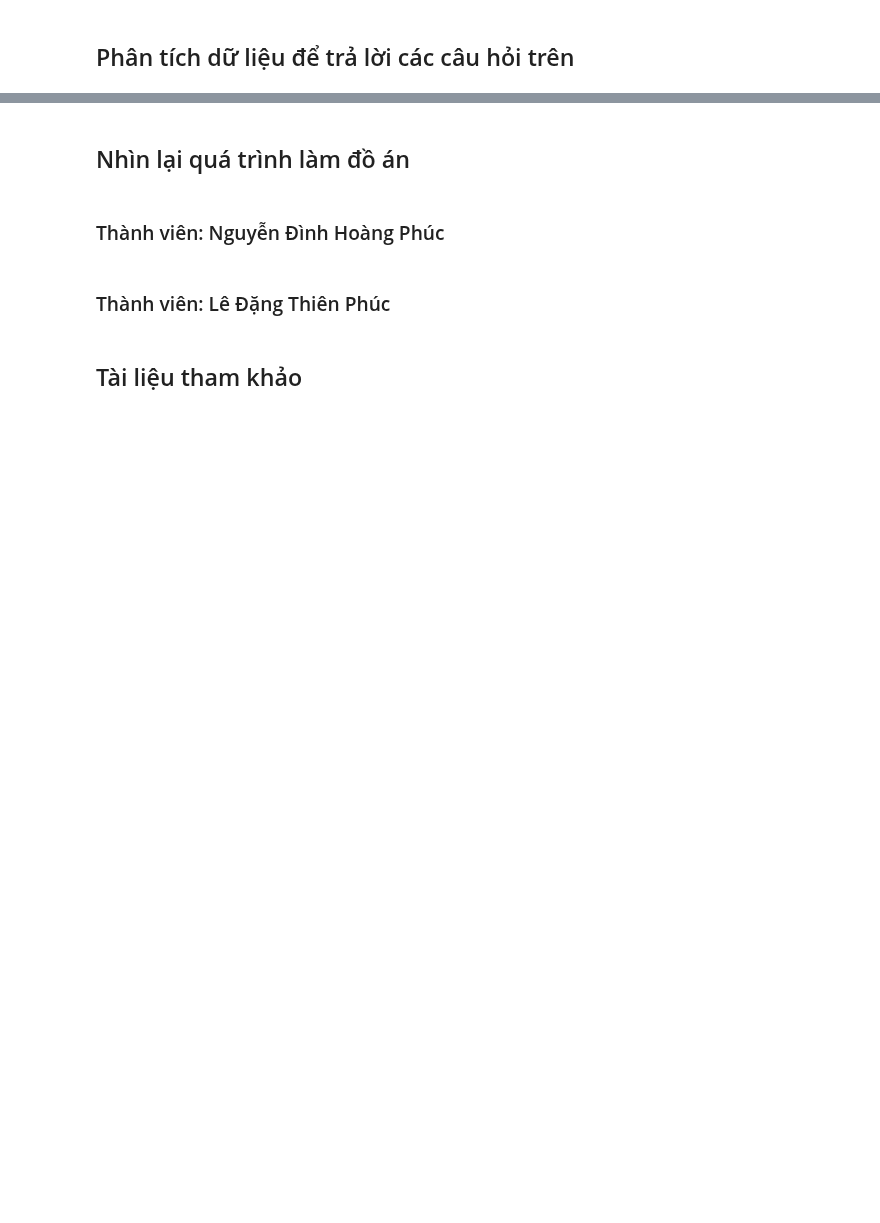
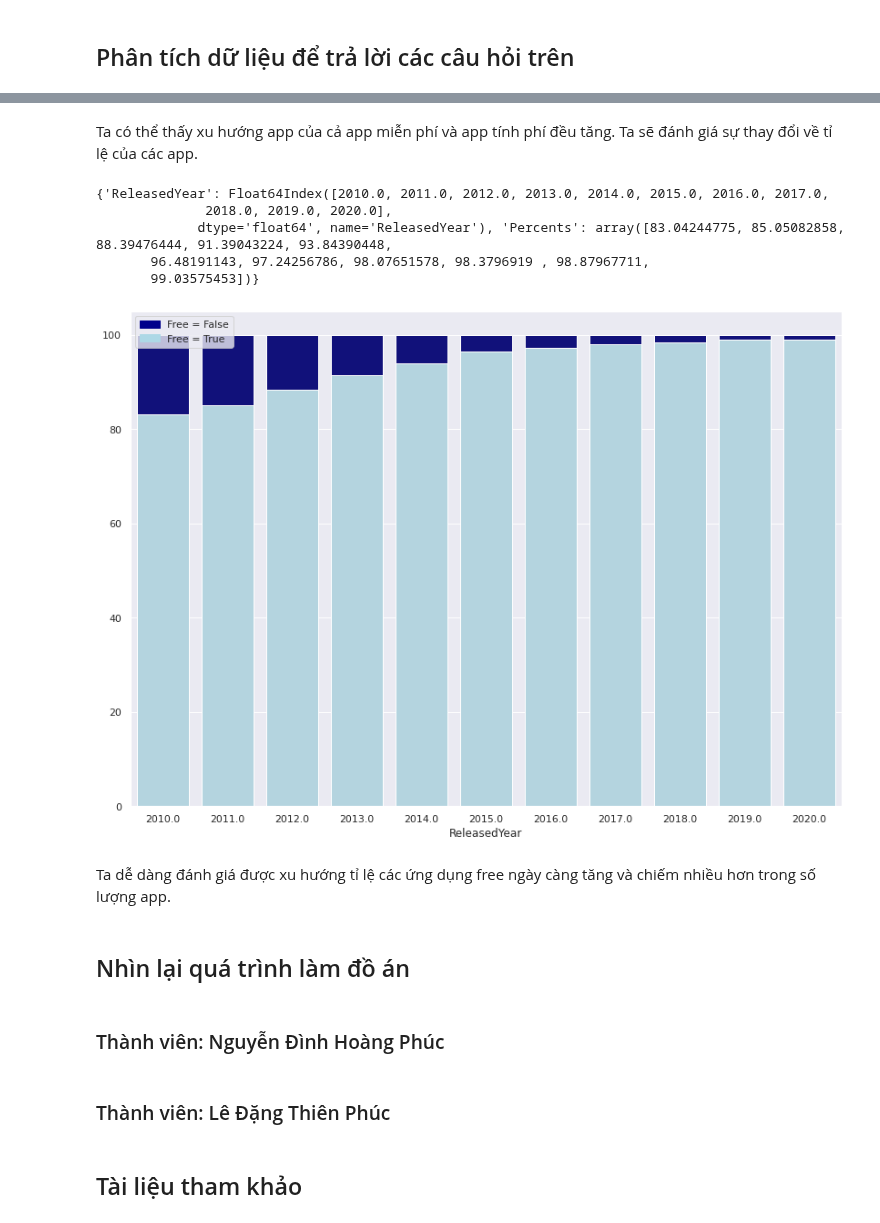
Before and after one commit to ldtpvince/P4DS_FINAL_PJ, a Jupyter notebook: 18120143-18120512.ipynb, the cells around one changed output, grey strips where cells are left out. Saved outputs shown, nothing was run; the diff lists cells and outputs as text; code cells hidden in the pictures; blank space fills up the shorter version.

```diff
--- a/18120143-18120512.ipynb
+++ b/18120143-18120512.ipynb
@@ -266,3 +454,37 @@ Developer nào có tổng số lượt tải các app cao nhất?
+# %% [markdown]
+Ta có thể thấy xu hướng app của cả app miễn phí và app tính phí đều tăng. Ta sẽ đánh giá sự thay đổi về tỉ lệ của các app.
+# %%
+# set the figure size and background color
+plt.figure(figsize=(14, 10))
+sns.set(style="darkgrid")
+
+apps_by_percents = free_apps_by_year.groupby(level=0).apply(lambda x: 100 * x / float(x.sum()))
+year_index = free_apps_by_year.index.get_level_values(0).unique()
+# price_apps_percents = {'ReleasedYear': year_index, 'Percents': apps_by_percents.loc[:, 0].values}
+apps_percents = {'ReleasedYear': year_index, 'Percents': apps_by_percents.loc[:, 0].values + apps_by_percents.loc[:, 1].values}
+free_apps_percents = {'ReleasedYear': year_index, 'Percents': apps_by_percents.loc[:, 1].values}
+print(free_apps_percents)
+
+bar1 = sns.barplot(x='ReleasedYear', y='Percents', data=apps_percents, color='darkblue')
+
+bar2 = sns.barplot(x='ReleasedYear', y='Percents', data=free_apps_percents, color='lightblue')
+
+# add legend
+top_bar = mpatches.Patch(color='darkblue', label='Free = False')
+bottom_bar = mpatches.Patch(color='lightblue', label='Free = True')
+plt.legend(handles=[top_bar, bottom_bar])
+
+# show the graph
+plt.show()
+# %% [output]
+{'ReleasedYear': Float64Index([2010.0, 2011.0, 2012.0, 2013.0, 2014.0, 2015.0, 2016.0, 2017.0,
+              2018.0, 2019.0, 2020.0],
+             dtype='float64', name='ReleasedYear'), 'Percents': array([83.04244775, 85.05082858, 88.39476444, 91.39043224, 93.84390448,
+       96.48191143, 97.24256786, 98.07651578, 98.3796919 , 98.87967711,
+       99.03575453])}
+[figure, added]
+# %% [markdown]
+Ta dễ dàng đánh giá được xu hướng tỉ lệ các ứng dụng free ngày càng tăng và chiếm nhiều hơn trong số lượng app.
 # %% [markdown]
 ## Nhìn lại quá trình làm đồ án
 # %% [markdown]
```
Also changed, not shown: parts of 119 cells of this notebook.
